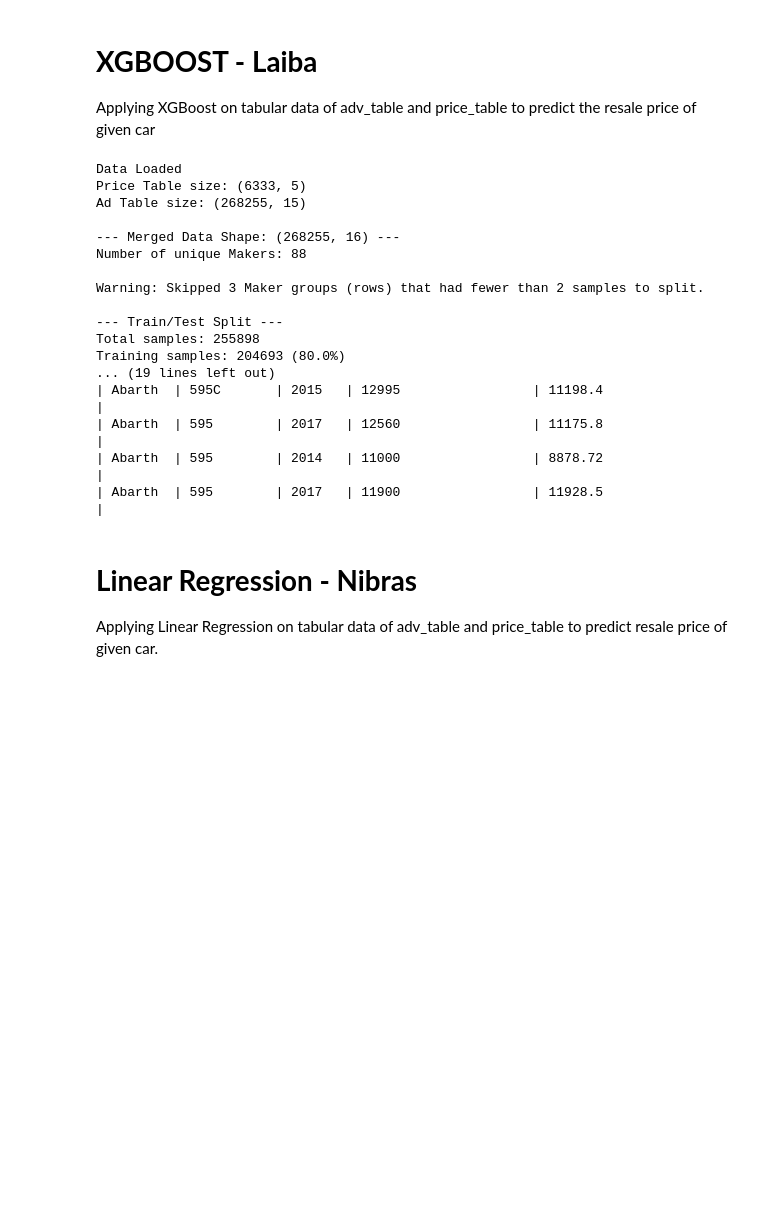
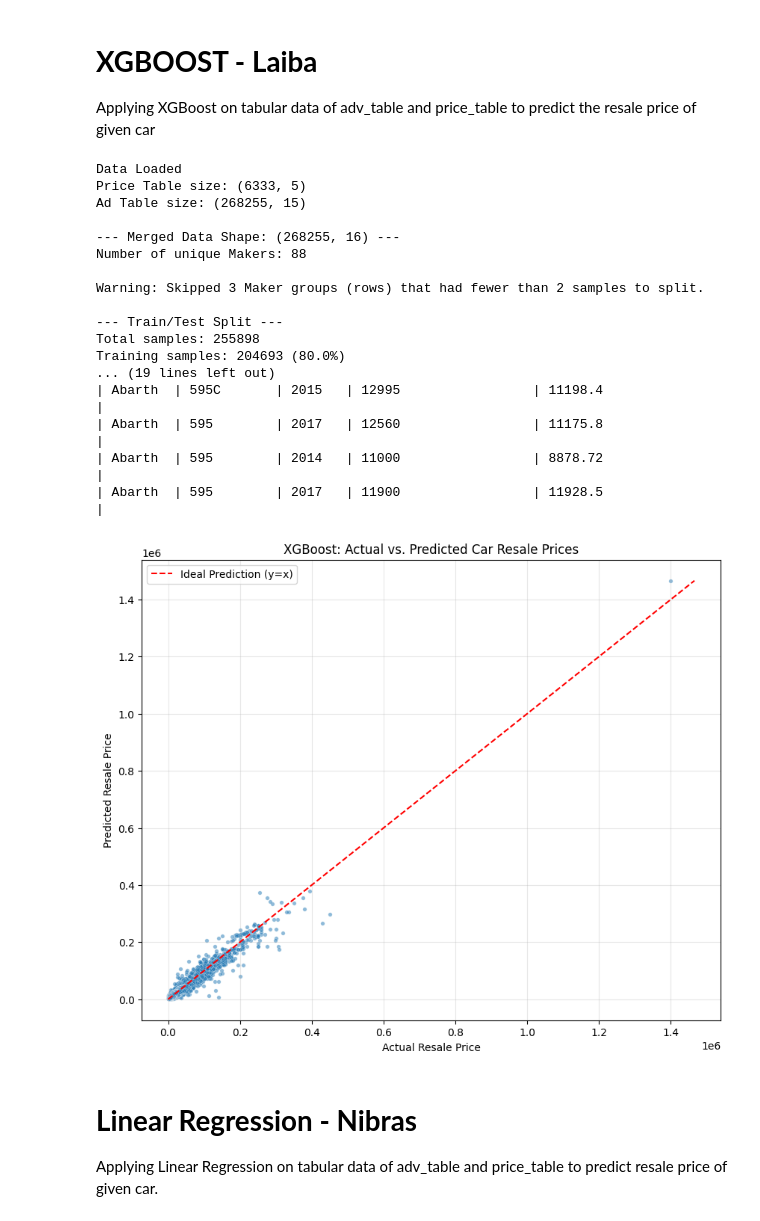
Before and after one commit to JCherry101/DMML-GROUP_12, a Jupyter notebook: DMML_GROUP_12.ipynb, the cells around one changed output. Saved outputs shown, nothing was run; the diff lists cells and outputs as text; code cells hidden in the pictures; blank space fills up the shorter version.

```diff
--- a/DMML_GROUP_12.ipynb
+++ b/DMML_GROUP_12.ipynb
@@ -280,7 +281,8 @@ import xgboost as xgb
 from sklearn.model_selection import train_test_split
 from sklearn.preprocessing import LabelEncoder
 from sklearn.metrics import r2_score, mean_absolute_error, mean_squared_error
-
+import matplotlib.pyplot as plt
+import seaborn as sns
 
 # the two tables used to train the model are price table and advertisement table
 # file paths for both tables
@@ -291,7 +293,7 @@ adv_table = "/content/drive/MyDrive/DMML DATA/tables_V2.0/Adv_table.csv"
 price_data = pd.read_csv(price_table, low_memory=False)
 adv_data = pd.read_csv(adv_table, low_memory=False)
 
-# removing extra whitespaces from every string of each column (because of KeyError)
+#removing extra whitespaces from every string of each column (because of KeyError)
 price_data.columns = price_data.columns.str.strip()
 adv_data.columns = adv_data.columns.str.strip()
 
@@ -301,17 +303,17 @@ print("Data Loaded")
 print(f"Price Table size: {price_data.shape}")
 print(f"Ad Table size: {adv_data.shape}")
 
-#data Cleaning and Preprocessing
-# Target Variable is resale price which is 'Price' from Adv_Table
+#data cleaning and preprocessing
+#target Variable is resale price which is 'Price' from Adv_Table
 TARGET_COLUMN = 'Price'
 
 #Clean Engin_size in Adv_table to remove non-numeric labels like L(litre)
 def clean_engine_size(size_str):
-   # """Converts engine size string (e.g., '2.0L') to float (2.0)."""
+   #converts engine size string (e.g., '2.0L') to float (2.0)
     if pd.isna(size_str):
         return None
     try:
-        # Remove 'L'
+        #remove 'L'
         return float(str(size_str).replace('L', '').strip())
     except ValueError:
         return None
@@ -323,13 +325,12 @@ adv_data = adv_data.drop(columns=['Engin_size'])
 
 #Clean and convert Runned_Miles and Price to numeric (removing commas)
 def clean_and_convert_numeric(series):
-    #"""Removes commas and attempts to convert a series to numeric, replacing errors with NaN."""
-    # Convert to string, replace common non-numeric characters (like commas), then coerce to numeric
+    #convert to string, replace common non-numeric characters (like commas), then coerce to numeric
     clean_series = series.astype(str).str.replace(r'[$,]', '', regex=True).str.strip()
     return pd.to_numeric(clean_series, errors='coerce')
 
 adv_data['Runned_Miles'] = clean_and_convert_numeric(adv_data['Runned_Miles'])
-# Apply cleaning to 'Price', which is now the TARGET
+#apply cleaning to Price
 adv_data['Price'] = clean_and_convert_numeric(adv_data['Price'])
 
 
@@ -344,7 +345,7 @@ adv_data = adv_data.rename(columns={'Reg_year': 'Year'})
 #merging the Price_table just to get the 'Entry_price' as a feature.
 merged_df = pd.merge(
     adv_data,
-    # Pulling 'Entry_price' to use as a feature
+    #pulling 'Entry_price' to use as a feature
     price_data[['Maker', 'Genmodel_ID', 'Year', 'Entry_price']],
     on=['Maker', 'Genmodel_ID', 'Year'],
     how='left'
@@ -353,13 +354,13 @@ merged_df = pd.merge(
 print(f"\n--- Merged Data Shape: {merged_df.shape} ---")
 print(f"Number of unique Makers: {merged_df['Maker'].nunique()}")
 
-#Handle Missing Values and Feature selection
-# Dropping rows with nulls
+#handle missing values and feature selection
+#dropping rows with nulls
 merged_df = merged_df.dropna(subset=[
     'Runned_Miles', 'Engine_size_L', 'Seat_num', 'Door_num', TARGET_COLUMN
 ])
 
-#Features to be used for prediction
+#features to be used for prediction
 num_features = ['Runned_Miles', 'Engine_size_L', 'Seat_num', 'Door_num', 'Adv_year', 'Entry_price']
 #filling null values in 'Entry_price' with the median
 merged_df['Entry_price'] = merged_df['Entry_price'].fillna(merged_df['Entry_price'].median())
@@ -370,7 +371,7 @@ total_features = num_features + categorical_features
 X = merged_df[total_features]
 y = merged_df[TARGET_COLUMN]
 
-# Convert categorical features into numerical format using One-Hot Encoding
+#converting categorical features into numerical format using One-Hot Encoding
 X_encoded = pd.get_dummies(X, columns=categorical_features, drop_first=True)
 
 #Test Train Split (80-20 per Maker): if there are 80 cars of Maker 'Bentley' then 0.80*80 will be used for training and 0.20*80 will be used for testing purposes.
@@ -379,8 +380,8 @@ def custom_group_split(df, group_col, test_size=0.2):
     training_data = []
     testing_data = []
 
-    # Calculate the minimum number of samples needed for a split
-    # If test_size is 0.2, min samples needed is 2 (1 in train, 1 in test)
+    #calculate the minimum number of samples needed for a split
+    #if test_size is 0.2, min samples needed is 2 (1 in train, 1 in test)
     min_samples_required = 1 / (1 - test_size)
     if min_samples_required <= 1:
         min_samples_required = 2
@@ -390,12 +391,12 @@ def custom_group_split(df, group_col, test_size=0.2):
     for group_name, group in df.groupby(group_col):
 
         if len(group) < 2:
-            # Skip this group if it's too small to be split into non-empty train/test sets
+            #skip this group if it's too small to be split
             skipped_groups += 1
             training_data.extend(group.index)
             continue
 
-        # Use simple train_test_split on the indices of the group
+        #use simple train_test_split on the indices of the group
         group_train_indices, group_test_indices = train_test_split(
             group.index,
             test_size=test_size,
@@ -409,42 +410,42 @@ def custom_group_split(df, group_col, test_size=0.2):
 
     return df.loc[training_data].index, df.loc[testing_data].index
 
-# Get the indices for the custom split
+#get the indices for the split
 train_index, test_index = custom_group_split(merged_df, 'Maker', test_size=0.2)
 
-# Create the final train and test sets using the indices
+#craeting the final train and test sets using the indices
 X_train = X_encoded.loc[train_index]
 X_test = X_encoded.loc[test_index]
 y_train = y.loc[train_index]
 y_test = y.loc[test_index]
 
-# Check split distribution for verification)
+#checking split distribution for verification
 print(f"\n--- Train/Test Split ---")
 print(f"Total samples: {len(X_encoded)}")
 print(f"Training samples: {len(X_train)} ({len(X_train)/len(X_encoded):.1%})")
 print(f"Testing samples: {len(X_test)} ({len(X_test)/len(X_encoded):.1%})")
 
-# Train XGBoost Model
+#training XGBoost Model
 print("\nTraining XGBoost Regressor for Resale Price")
 
-# Initialize and train the XGBoost Regressor
+#initialize and train the XGBoost Regressor
 xgb_model = xgb.XGBRegressor(
     objective='reg:squarederror',
     n_estimators=100,
     learning_rate=0.1,
     max_depth=6,
     random_state=42,
-    n_jobs=-1 # Use all available cores
+    n_jobs=-1
 )
 
 xgb_model.fit(X_train, y_train)
 
 print("Training complete.")
 
-# --- 5. Predict and Evaluate ---
+#prediction and evaluation
 y_pred = xgb_model.predict(X_test)
 
-# Calculate evaluation metrics
+#evaluation metrics calculations
 r2 = r2_score(y_test, y_pred)
 mae = mean_absolute_error(y_test, y_pred)
 rmse = np.sqrt(mean_squared_error(y_test, y_pred))
@@ -456,34 +457,48 @@ print(f"Root Mean Squared Error (RMSE): {rmse:,.2f}")
 
 #Output Actual vs Predicted Prices
 results_df = pd.DataFrame({
     'Actual_Resale_Price': y_test,
     'Predicted_Resale_Price': y_pred.round(2)
 })
 
-# Add Maker and Genmodel back for context
+#add Maker and Genmodel back for context
 context_df = merged_df.loc[test_index][['Maker', 'Genmodel', 'Year']]
 results_df = context_df.merge(results_df, left_index=True, right_index=True)
 
 print("\n--- Actual vs. Predicted Resale Prices (Sample of Test Set) ---")
 print(results_df.head(10).to_markdown(index=False, numalign="left", stralign="left"))
+
+#scatter plot showing predicted values against the line of actual values
+plt.figure(figsize=(10, 8))
+sns.scatterplot(x='Actual_Resale_Price', y='Predicted_Resale_Price', data=results_df, alpha=0.5, s=15)
+#find the maximum value for the limits
+max_price = results_df[['Actual_Resale_Price', 'Predicted_Resale_Price']].max().max()
+plt.plot([0, max_price], [0, max_price], color='red', linestyle='--', label='Ideal Prediction (y=x)')
+plt.title('XGBoost: Actual vs. Predicted Car Resale Prices')
+plt.xlabel('Actual Resale Price')
+plt.ylabel('Predicted Resale Price')
+plt.legend()
+plt.grid(True, alpha=0.3)
+plt.show()
 # %% [output]
 Data Loaded
 Price Table size: (6333, 5)
 Ad Table size: (268255, 15)
 
 --- Merged Data Shape: (268255, 16) ---
 Number of unique Makers: 88
 
 Warning: Skipped 3 Maker groups (rows) that had fewer than 2 samples to split.
 
 --- Train/Test Split ---
 Total samples: 255898
 Training samples: 204693 (80.0%)
 ... (19 lines left out)
 | Abarth  | 595C       | 2015   | 12995                 | 11198.4                  |
 | Abarth  | 595        | 2017   | 12560                 | 11175.8                  |
 | Abarth  | 595        | 2014   | 11000                 | 8878.72                  |
 | Abarth  | 595        | 2017   | 11900                 | 11928.5                  |
+[figure, added]
 # %% [markdown]
 # **Linear Regression - Nibras**
 Applying Linear Regression on tabular data of adv_table and price_table to predict resale price of given car.
```
Also changed, not shown: parts of 9 cells of this notebook.
